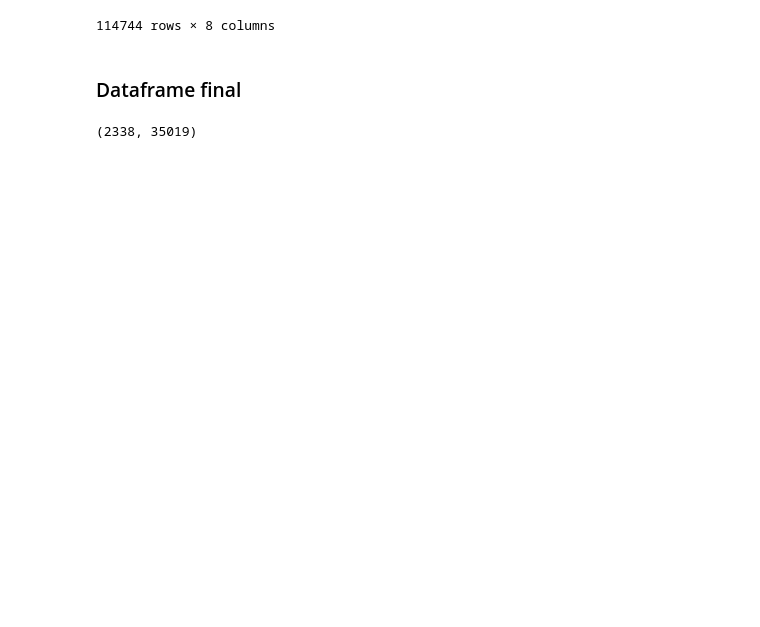
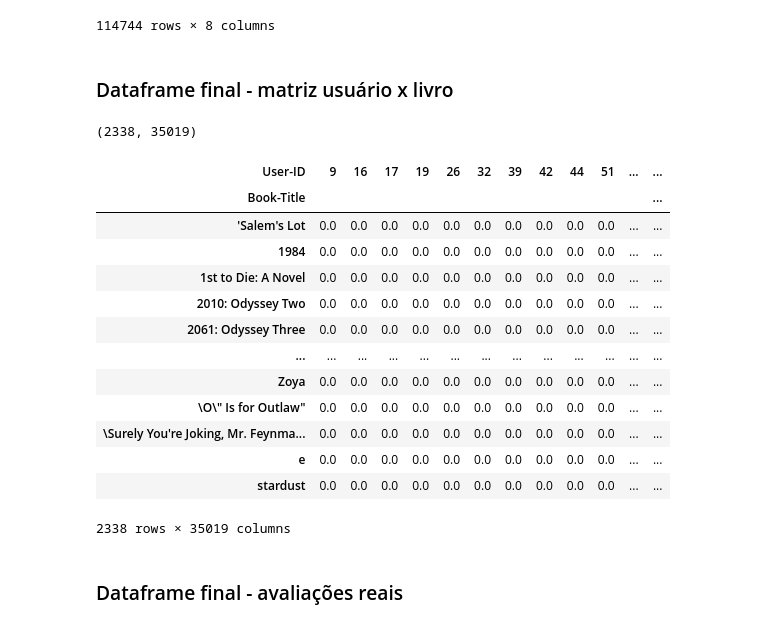
Before and after one commit to lucassmaciel/recommendation-system-ODS, a Jupyter notebook: metrics/processing-data.ipynb, the cells around one changed output. Saved outputs shown, nothing was run; the diff lists cells and outputs as text; code cells hidden in the pictures; blank space fills up the shorter version.

```diff
--- a/metrics/processing-data.ipynb
+++ b/metrics/processing-data.ipynb
@@ -251,7 +251,7 @@ rating_popular_book
 | 383780 | stardust | 26 | 275519 | 0060934719 | 7 | Neil Gaiman | 2001.0 | Perennial |
 114744 rows × 8 columns
 # %% [markdown]
-### Dataframe final
+### Dataframe final - matriz usuário x livro
 # %%
 final_df: DataFrame = rating_popular_book.pivot_table(index="Book-Title", columns="User-ID", values="Book-Rating").fillna(0)
 final_df.shape
@@ -260,3 +260,22 @@ final_df.shape
 # %%
 Path("../processed-data").mkdir(exist_ok=True)
 final_df.to_csv("../processed-data/final_df.csv", encoding="utf-8")
+# %%
+final_df
+# %% [output]
+| User-ID | 9 | 16 | 17 | 19 | 26 | 32 | 39 | 42 | 44 | 51 | ... | ... |
+| Book-Title |  |  |  |  |  |  |  |  |  |  |  | ... |
+| 'Salem's Lot | 0.0 | 0.0 | 0.0 | 0.0 | 0.0 | 0.0 | 0.0 | 0.0 | 0.0 | 0.0 | ... | ... |
+| 1984 | 0.0 | 0.0 | 0.0 | 0.0 | 0.0 | 0.0 | 0.0 | 0.0 | 0.0 | 0.0 | ... | ... |
+| 1st to Die: A Novel | 0.0 | 0.0 | 0.0 | 0.0 | 0.0 | 0.0 | 0.0 | 0.0 | 0.0 | 0.0 | ... | ... |
+| 2010: Odyssey Two | 0.0 | 0.0 | 0.0 | 0.0 | 0.0 | 0.0 | 0.0 | 0.0 | 0.0 | 0.0 | ... | ... |
+| 2061: Odyssey Three | 0.0 | 0.0 | 0.0 | 0.0 | 0.0 | 0.0 | 0.0 | 0.0 | 0.0 | 0.0 | ... | ... |
+| ... | ... | ... | ... | ... | ... | ... | ... | ... | ... | ... | ... | ... |
+| Zoya | 0.0 | 0.0 | 0.0 | 0.0 | 0.0 | 0.0 | 0.0 | 0.0 | 0.0 | 0.0 | ... | ... |
+| \O\" Is for Outlaw" | 0.0 | 0.0 | 0.0 | 0.0 | 0.0 | 0.0 | 0.0 | 0.0 | 0.0 | 0.0 | ... | ... |
+| \Surely You're Joking, Mr. Feynma... | 0.0 | 0.0 | 0.0 | 0.0 | 0.0 | 0.0 | 0.0 | 0.0 | 0.0 | 0.0 | ... | ... |
+| e | 0.0 | 0.0 | 0.0 | 0.0 | 0.0 | 0.0 | 0.0 | 0.0 | 0.0 | 0.0 | ... | ... |
+| stardust | 0.0 | 0.0 | 0.0 | 0.0 | 0.0 | 0.0 | 0.0 | 0.0 | 0.0 | 0.0 | ... | ... |
+2338 rows × 35019 columns
+# %% [markdown]
+### Dataframe final - avaliações reais
```
Also changed, not shown: parts of 4 cells of this notebook.
